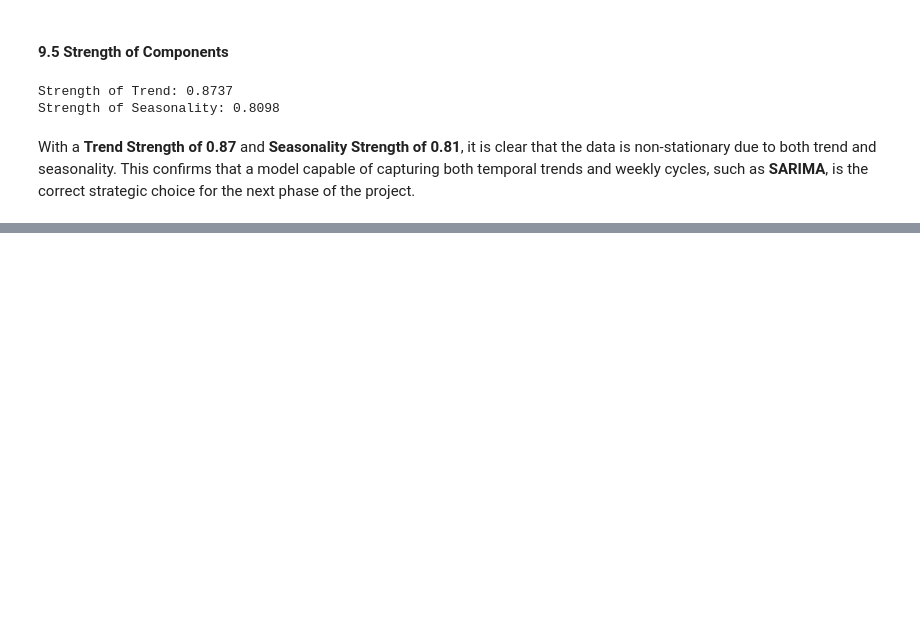
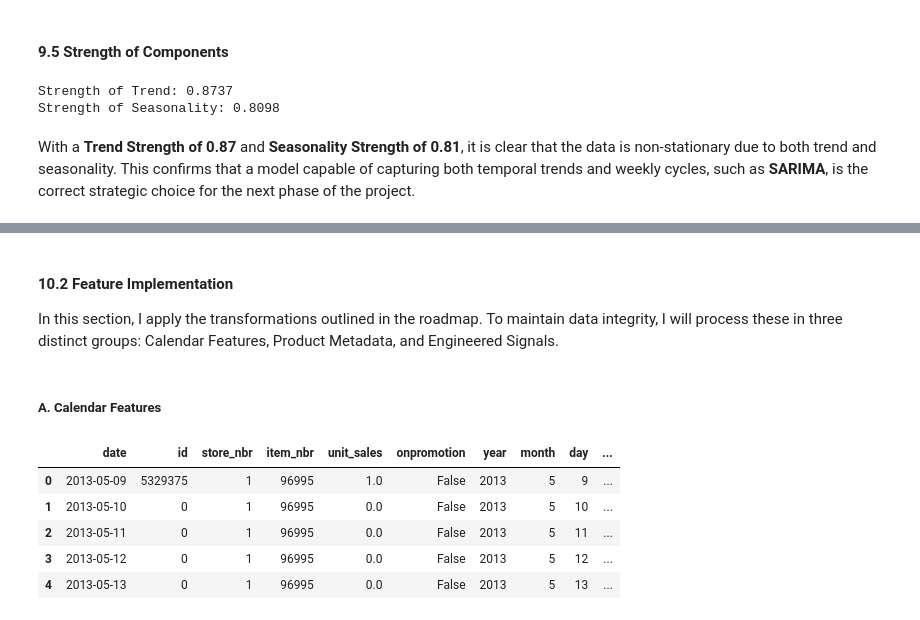
Before and after one commit to krauseannelize/project-ml-favorita-sales-forecasting, a Jupyter notebook: notebooks/02-exploratory-data-analysis.ipynb, the cells around one changed output, grey strips where cells are left out. Saved outputs shown, nothing was run; the diff lists cells and outputs as text; code cells hidden in the pictures; blank space fills up the shorter version.

Commit message:
Engineer features following EDA and export prepared dataset for modelling

```diff
--- a/notebooks/02-exploratory-data-analysis.ipynb
+++ b/notebooks/02-exploratory-data-analysis.ipynb
@@ -784,0 +798,22 @@ With a **Trend Strength of 0.87** and **Seasonality Strength of 0.81**, it is cl
+# %% [markdown]
+#### 10.2 Feature Implementation
+
+In this section, I apply the transformations outlined in the roadmap. To maintain data integrity, I will process these in three distinct groups: Calendar Features, Product Metadata, and Engineered Signals.
+# %% [markdown]
+##### A. Calendar Features
+# %%
+# Extracting basic time signals
+df_train['year']        = df_train['date'].dt.year
+df_train['month']       = df_train['date'].dt.month
+df_train['day']         = df_train['date'].dt.day
+df_train['day_of_week'] = df_train['date'].dt.dayofweek
+
+# Confirm the new columns
+df_train.head()
+# %% [output]
+|  | date | id | store_nbr | item_nbr | unit_sales | onpromotion | year | month | day | ... |
+| 0 | 2013-05-09 | 5329375 | 1 | 96995 | 1.0 | False | 2013 | 5 | 9 | ... |
+| 1 | 2013-05-10 | 0 | 1 | 96995 | 0.0 | False | 2013 | 5 | 10 | ... |
+| 2 | 2013-05-11 | 0 | 1 | 96995 | 0.0 | False | 2013 | 5 | 11 | ... |
+| 3 | 2013-05-12 | 0 | 1 | 96995 | 0.0 | False | 2013 | 5 | 12 | ... |
+| 4 | 2013-05-13 | 0 | 1 | 96995 | 0.0 | False | 2013 | 5 | 13 | ... |
```
Also changed, not shown: parts of 11 cells of this notebook.
